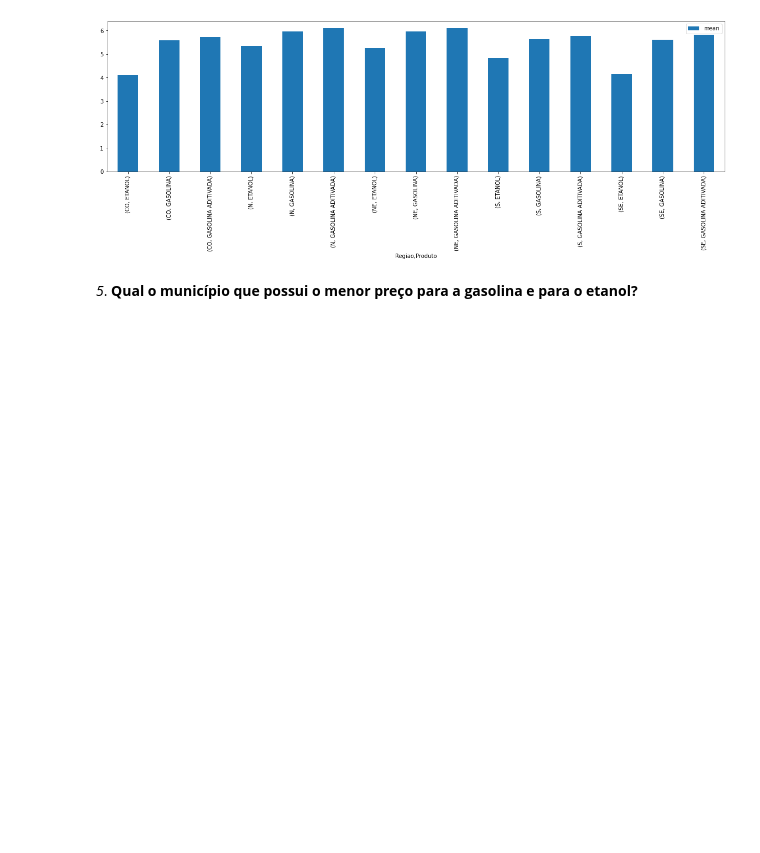
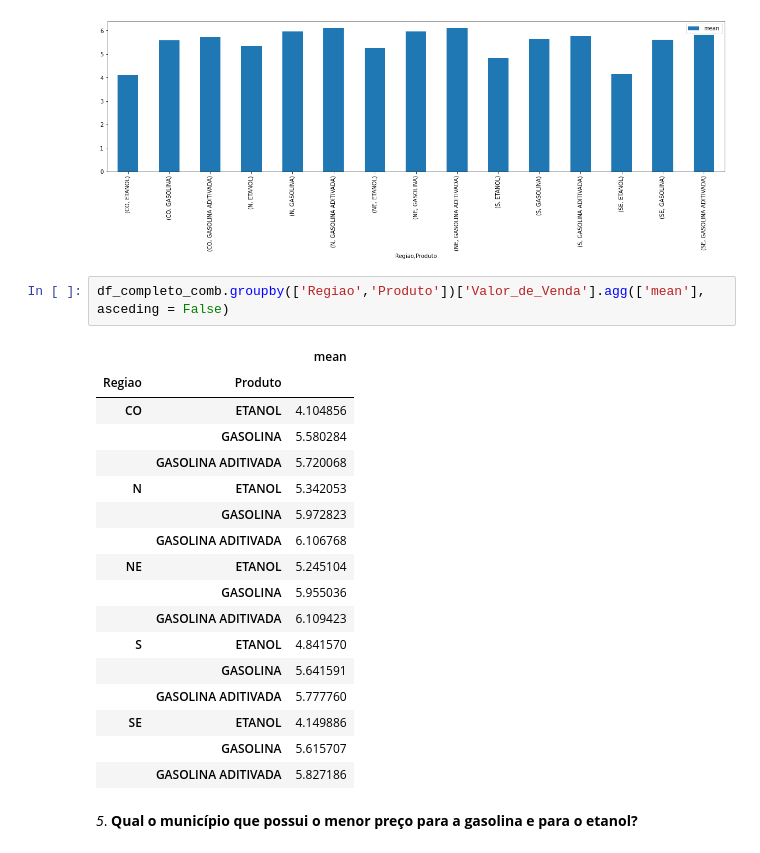
Before and after one commit to gustavovarella/Projeto_m4, a Jupyter notebook: PROJETO_M4.ipynb, the cells around one changed output. Drawn from its saved outputs; the diff is of its cells as text; blank space fills up the shorter version.

```diff
--- a/PROJETO_M4.ipynb
+++ b/PROJETO_M4.ipynb
@@ -412,6 +412,26 @@ df_completo_comb = df_completo
 df_completo_comb.groupby(['Regiao','Produto'])['Valor_de_Venda'].agg(['mean']).plot(kind='bar', figsize=(20,5));
 # %% [output]
 [figure]
+# %%
+df_completo_comb.groupby(['Regiao','Produto'])['Valor_de_Venda'].agg(['mean'], asceding = False)
+# %% [output]
+|  |  | mean |
+| Regiao | Produto |  |
+| CO | ETANOL | 4.104856 |
+|  | GASOLINA | 5.580284 |
+|  | GASOLINA ADITIVADA | 5.720068 |
+| N | ETANOL | 5.342053 |
+|  | GASOLINA | 5.972823 |
+|  | GASOLINA ADITIVADA | 6.106768 |
+| NE | ETANOL | 5.245104 |
+|  | GASOLINA | 5.955036 |
+|  | GASOLINA ADITIVADA | 6.109423 |
+| S | ETANOL | 4.841570 |
+|  | GASOLINA | 5.641591 |
+|  | GASOLINA ADITIVADA | 5.777760 |
+| SE | ETANOL | 4.149886 |
+|  | GASOLINA | 5.615707 |
+|  | GASOLINA ADITIVADA | 5.827186 |
 # %% [markdown]
 *5*. **Qual o município que possui o menor preço para a gasolina e para o etanol?**
 # %%
```
Also changed, not shown: parts of 2 cells of this notebook.
